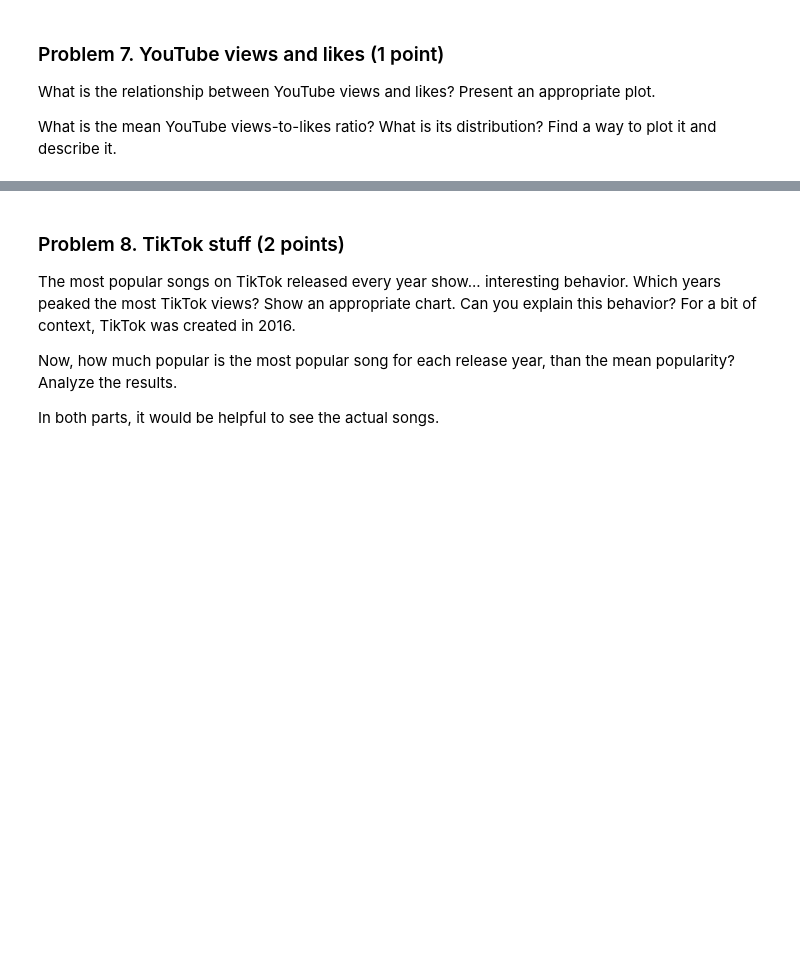
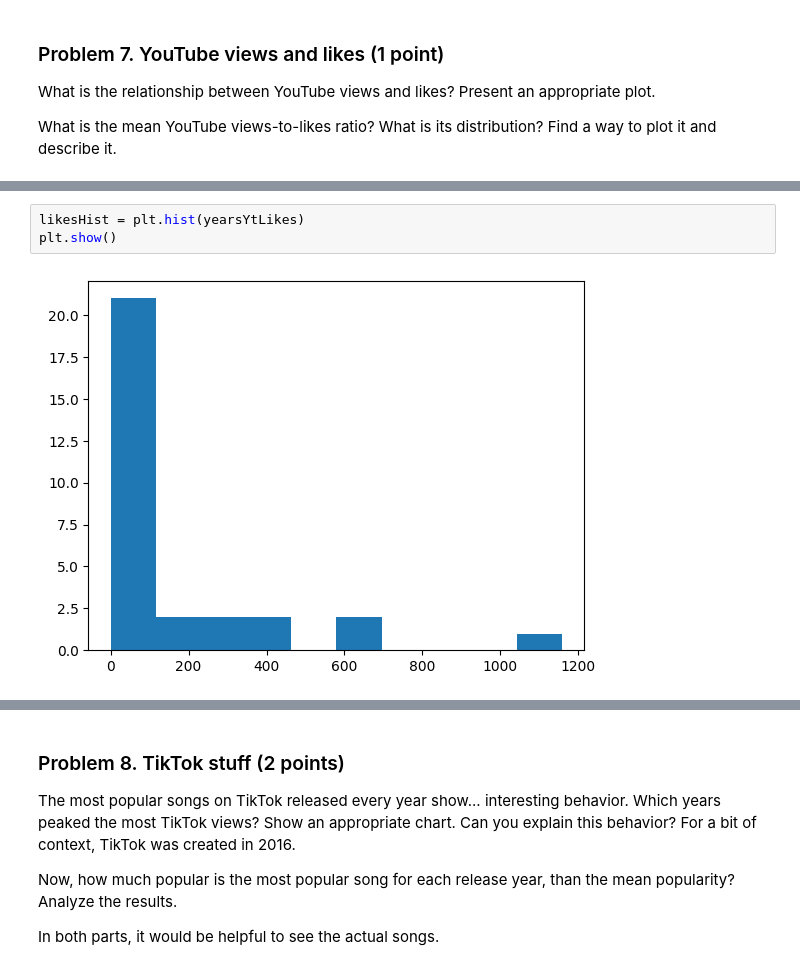
Before and after one commit to patonov/Data_Science-July_2024, a Jupyter notebook: Data-Visualization-Lab/Data Visualization and EDA Lab.ipynb, the cells around one changed output, grey strips where cells are left out. Drawn from its saved outputs; the diff is of its cells as text; blank space fills up the shorter version.

```diff
--- a/Data-Visualization-Lab/Data Visualization and EDA Lab.ipynb
+++ b/Data-Visualization-Lab/Data Visualization and EDA Lab.ipynb
@@ -273,0 +298,5 @@ What is the mean YouTube views-to-likes ratio? What is its distribution? Find a
+# %%
+likesHist = plt.hist(yearsYtLikes)
+plt.show()
+# %% [output]
+[figure, added]
```
Also changed, not shown: parts of 8 cells of this notebook.
